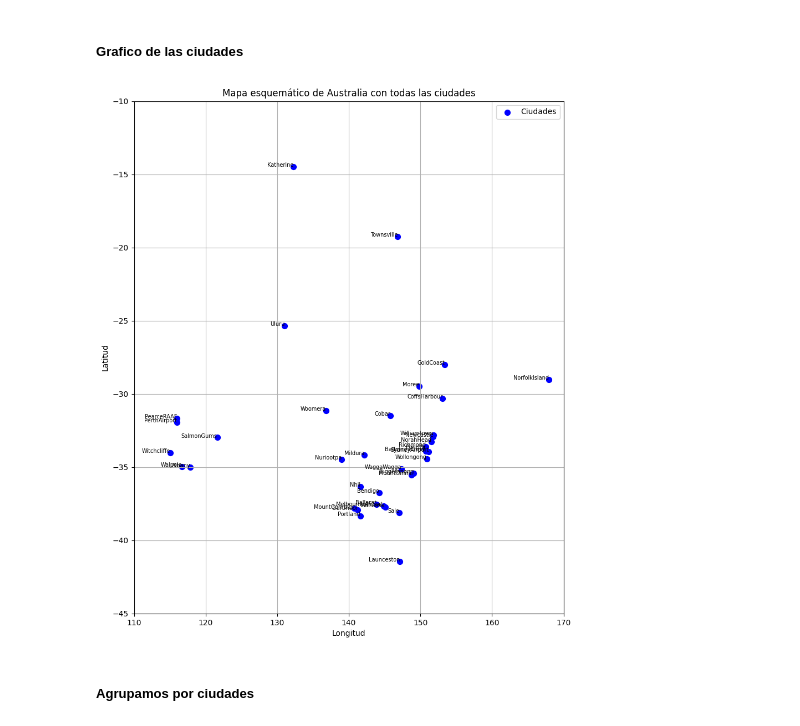
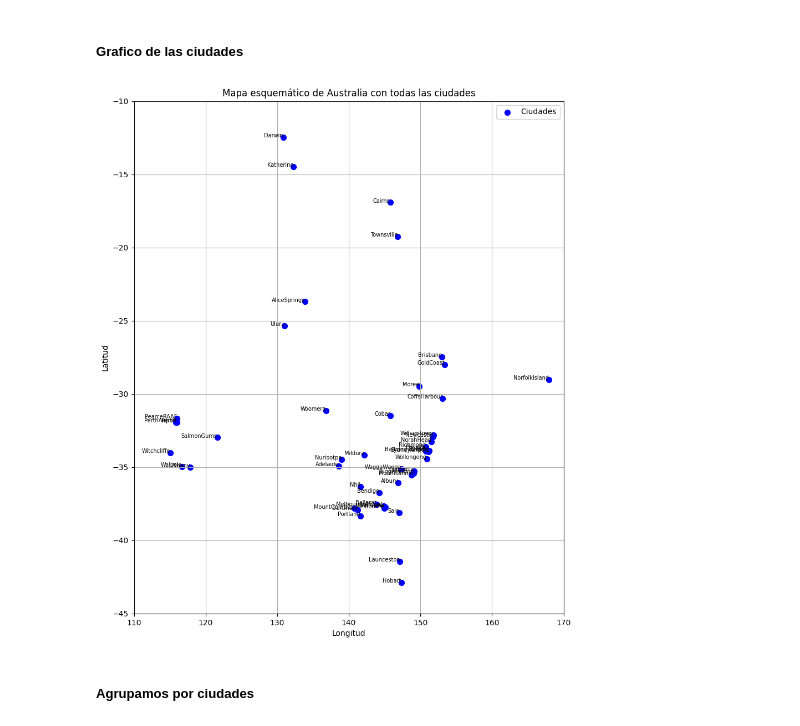
Before and after one commit to MariaCeli/AA1-TUIA-Celi-Grimaldi-Porcelli, a Jupyter notebook: TP-clasificacion-AA1.ipynb, the cells around one changed output. Saved outputs shown, nothing was run; the diff lists cells and outputs as text; code cells hidden in the pictures.

```diff
--- a/TP-clasificacion-AA1.ipynb
+++ b/TP-clasificacion-AA1.ipynb
@@ -89,8 +102,9 @@ pronostico["año"] = pronostico["Date"].dt.year
 # %% [markdown]
 ##### Grafico de las ciudades
 # %%
-# Diccionario extendido con coordenadas aproximadas (algunas pueden ser estimadas)
+# Diccionario extendido con coordenadas aproximadas
 city_coords = {
+    'Albury': (-36.08, 146.92),
     'BadgerysCreek': (-33.92, 150.78),
     'Cobar': (-31.50, 145.83),
     'CoffsHarbour': (-30.30, 153.11),
@@ -100,56 +114,66 @@ city_coords = {
     'NorfolkIsland': (-29.04, 167.95),
     'Penrith': (-33.75, 150.69),
     'Richmond': (-33.60, 150.75),
+    'Sydney': (-33.87, 151.21),
     'SydneyAirport': (-33.94, 151.18),
     'WaggaWagga': (-35.11, 147.37),
     'Williamtown': (-32.80, 151.84),
     'Wollongong': (-34.43, 150.89),
+    'Canberra': (-35.28, 149.13),
     'Tuggeranong': (-35.42, 149.07),
     'MountGinini': (-35.53, 148.77),
     'Ballarat': (-37.56, 143.85),
     'Bendigo': (-36.76, 144.28),
     'Sale': (-38.11, 147.07),
     'MelbourneAirport': (-37.67, 144.84),
+    'Melbourne': (-37.81, 144.96),
     'Mildura': (-34.19, 142.16),
     'Nhil': (-36.33, 141.65),
     'Portland': (-38.34, 141.60),
     'Watsonia': (-37.72, 145.08),
     'Dartmoor': (-37.92, 141.27),
+    'Brisbane': (-27.47, 153.03),
+    'Cairns': (-16.92, 145.77),
     'GoldCoast': (-28.00, 153.43),
     'Townsville': (-19.26, 146.82),
+    'Adelaide': (-34.93, 138.60),
     'MountGambier': (-37.83, 140.78),
     'Nuriootpa': (-34.47, 138.99),
     'Woomera': (-31.15, 136.80),
     'Albany': (-35.02, 117.88),
     'Witchcliffe': (-34.01, 115.10),
     'PearceRAAF': (-31.67, 116.02),
     'PerthAirport': (-31.94, 115.97),
+    'Perth': (-31.95, 115.86),
     'SalmonGums': (-32.98, 121.63),
     'Walpole': (-34.98, 116.73),
+    'Hobart': (-42.88, 147.33),
     'Launceston': (-41.44, 147.14),
+    'AliceSprings': (-23.70, 133.88),
+    'Darwin': (-12.46, 130.84),
     'Katherine': (-14.47, 132.26),
     'Uluru': (-25.34, 131.03)
 }
 
 plt.figure(figsize=(10, 12))
 plt.scatter(
     [lon for lat, lon in city_coords.values()],
     [lat for lat, lon in city_coords.values()],
     s=50, c='blue', label='Ciudades'
 )
 for city, (lat, lon) in city_coords.items():
     plt.text(lon, lat, city, fontsize=7, ha='right')
 
 plt.title('Mapa esquemático de Australia con todas las ciudades')
 plt.xlabel('Longitud')
 plt.ylabel('Latitud')
 plt.xlim(110, 170)
 plt.ylim(-45, -10)
 plt.grid(True)
 plt.legend()
 plt.show()
 # %% [output]
-[figure, old version]
+[figure, new version]
 # %% [markdown]
 ##### Agrupamos por ciudades
 # %%
```
Also changed, not shown: parts of 21 cells of this notebook.
